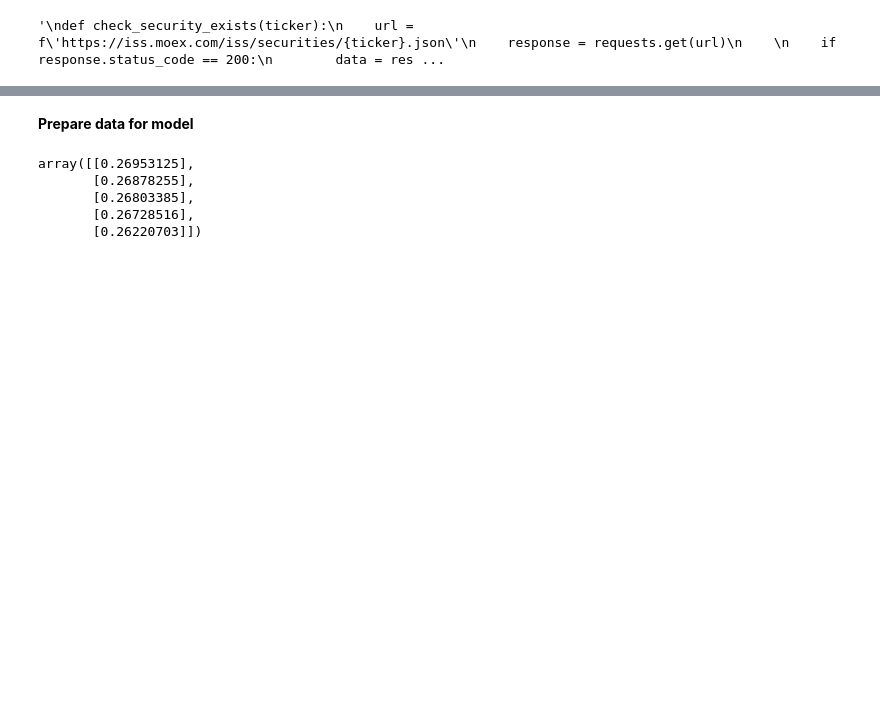
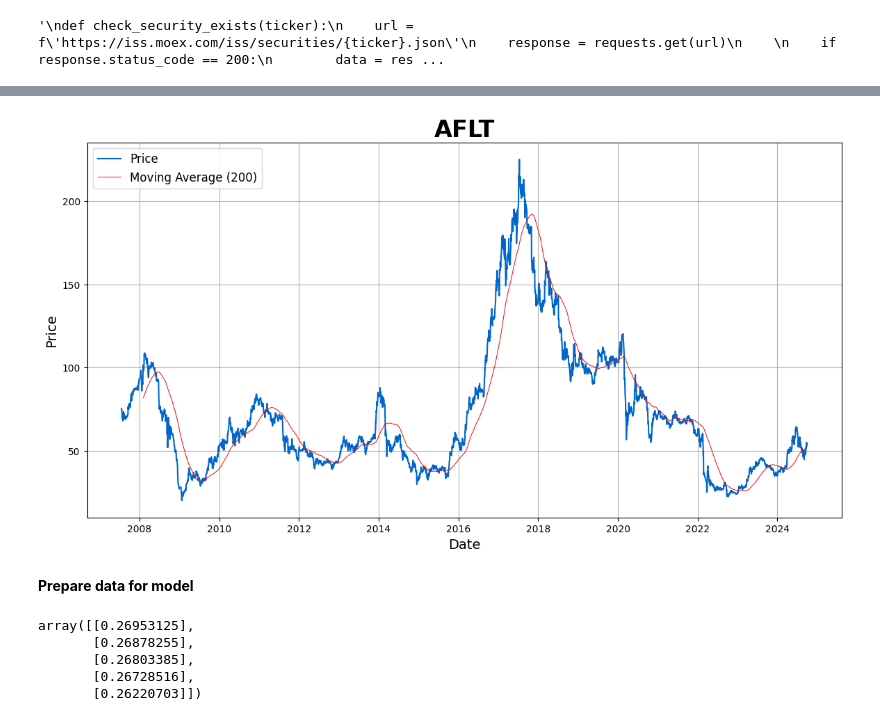
Before and after one commit to iqzmn/LSTM_Stock_Price_Model, a Jupyter notebook: LSTM_training_model.ipynb, the cells around one changed output, grey strips where cells are left out. Saved outputs shown, nothing was run; the diff lists cells and outputs as text; code cells hidden in the pictures; blank space fills up the shorter version.

```diff
--- a/LSTM_training_model.ipynb
+++ b/LSTM_training_model.ipynb
@@ -208,3 +207,35 @@ plot_stock_df(stock_df, stock_symbol, 200)
+# %%
+# duplicating second graph is for guthub presentation
+def plot_stock_df(stock_df, stock_symbol, window):
+    # Рассчитаем скользящее среднее
+    rolling_mean = stock_df['Price'].rolling(window=window).mean()
+
+    # Настраиваем размер графика
+    plt.figure(figsize=(14, 7))
+
+    # График цены с помощью seaborn
+    sns.lineplot(x=stock_df.index, y=stock_df['Price'], label='Price', color='#0066cc')
+
+    # Добавляем скользящее среднее на график
+    sns.lineplot(x=stock_df.index, y=rolling_mean, label=f'Moving Average ({window})', color='red', linewidth=0.7)
+
+    # Настраиваем заголовок и оси
+    plt.title(f'{stock_symbol.upper()}', fontsize=24, weight='bold')
+    plt.xlabel('Date', fontsize=14)
+    plt.ylabel('Price', fontsize=14)
+
+    # Отображение легенды
+    plt.legend(loc='upper left', fontsize=12)
+
+    # Отображаем сетку
+    plt.grid(True)
+
+    # Отображение графика
+    plt.show()
+
+plot_stock_df(stock_df, stock_symbol, 200)
+# %% [output]
+[figure, added]
 # %% [markdown]
 **Prepare data for model**
 # %%
```
Also changed, not shown: parts of 24 cells of this notebook, 6 other files.
